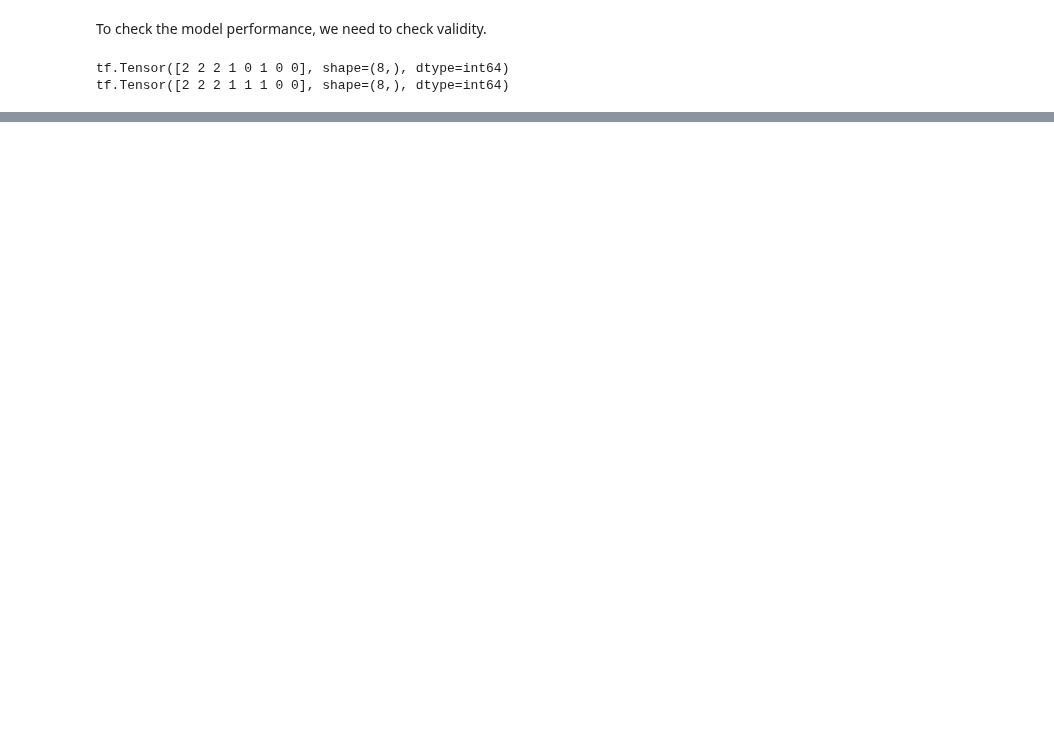
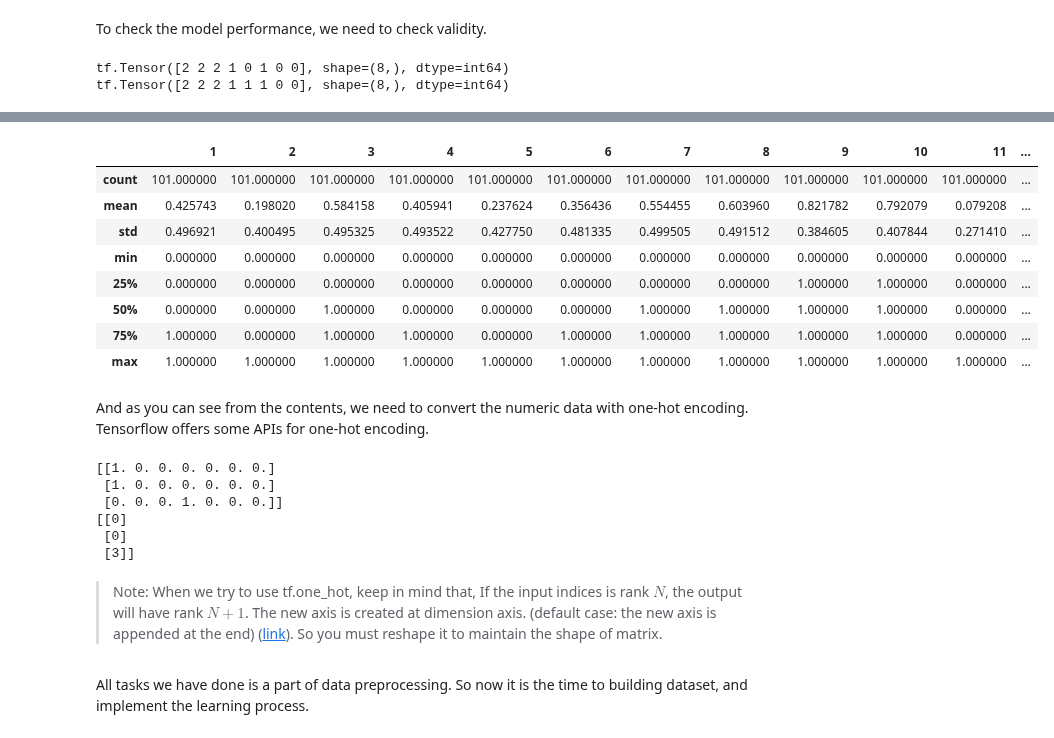
Before and after one commit to goodboychan/goodboychan.github.io, a Jupyter notebook: _notebooks/2020-09-10-01-Softmax-Regression.ipynb, the cells around one changed output, grey strips where cells are left out. Drawn from its saved outputs; the diff is of its cells as text; code cells hidden in the pictures; blank space fills up the shorter version.

```diff
--- a/_notebooks/2020-09-10-01-Softmax-Regression.ipynb
+++ b/_notebooks/2020-09-10-01-Softmax-Regression.ipynb
@@ -185,0 +250,36 @@ tf.Tensor([2 2 2 1 1 1 0 0], shape=(8,), dtype=int64)
+# %%
+df[17] = df[17] - 1
+df.describe()
+# %% [output]
+|  | 1 | 2 | 3 | 4 | 5 | 6 | 7 | 8 | 9 | 10 | 11 | ... |
+| count | 101.000000 | 101.000000 | 101.000000 | 101.000000 | 101.000000 | 101.000000 | 101.000000 | 101.000000 | 101.000000 | 101.000000 | 101.000000 | ... |
+| mean | 0.425743 | 0.198020 | 0.584158 | 0.405941 | 0.237624 | 0.356436 | 0.554455 | 0.603960 | 0.821782 | 0.792079 | 0.079208 | ... |
+| std | 0.496921 | 0.400495 | 0.495325 | 0.493522 | 0.427750 | 0.481335 | 0.499505 | 0.491512 | 0.384605 | 0.407844 | 0.271410 | ... |
+| min | 0.000000 | 0.000000 | 0.000000 | 0.000000 | 0.000000 | 0.000000 | 0.000000 | 0.000000 | 0.000000 | 0.000000 | 0.000000 | ... |
+| 25% | 0.000000 | 0.000000 | 0.000000 | 0.000000 | 0.000000 | 0.000000 | 0.000000 | 0.000000 | 1.000000 | 1.000000 | 0.000000 | ... |
+| 50% | 0.000000 | 0.000000 | 1.000000 | 0.000000 | 0.000000 | 0.000000 | 1.000000 | 1.000000 | 1.000000 | 1.000000 | 0.000000 | ... |
+| 75% | 1.000000 | 0.000000 | 1.000000 | 1.000000 | 0.000000 | 1.000000 | 1.000000 | 1.000000 | 1.000000 | 1.000000 | 0.000000 | ... |
+| max | 1.000000 | 1.000000 | 1.000000 | 1.000000 | 1.000000 | 1.000000 | 1.000000 | 1.000000 | 1.000000 | 1.000000 | 1.000000 | ... |
+# %% [markdown]
+And as you can see from the contents, we need to convert the numeric data with one-hot encoding. Tensorflow offers some APIs for one-hot encoding.
+# %%
+# Separate dataset and labels
+X = df.iloc[:, :-1].to_numpy(dtype=np.float32)
+y = df.iloc[:, [-1]].to_numpy()
+
+# Make y data with onehot encoding
+Y_one_hot = tf.one_hot(list(y), depth=7)
+Y_one_hot = tf.reshape(Y_one_hot, [-1, 7])
+print(Y_one_hot[:3].numpy())
+print(y[:3])
+# %% [output]
+[[1. 0. 0. 0. 0. 0. 0.]
+ [1. 0. 0. 0. 0. 0. 0.]
+ [0. 0. 0. 1. 0. 0. 0.]]
+[[0]
+ [0]
+ [3]]
+# %% [markdown]
+> Note: When we try to use tf.one_hot, keep in mind that, If the input indices is rank $N$, the output will have rank $N+1$. The new axis is created at dimension axis. (default case: the new axis is appended at the end) ([link]( https://www.tensorflow.org/api_docs/python/tf/one_hot )). So you must reshape it to maintain the shape of matrix.
+# %% [markdown]
+All tasks we have done is a part of data preprocessing. So now it is the time to building dataset, and implement the learning process.
```
Also changed, not shown: parts of 17 cells of this notebook, 1 other file.
